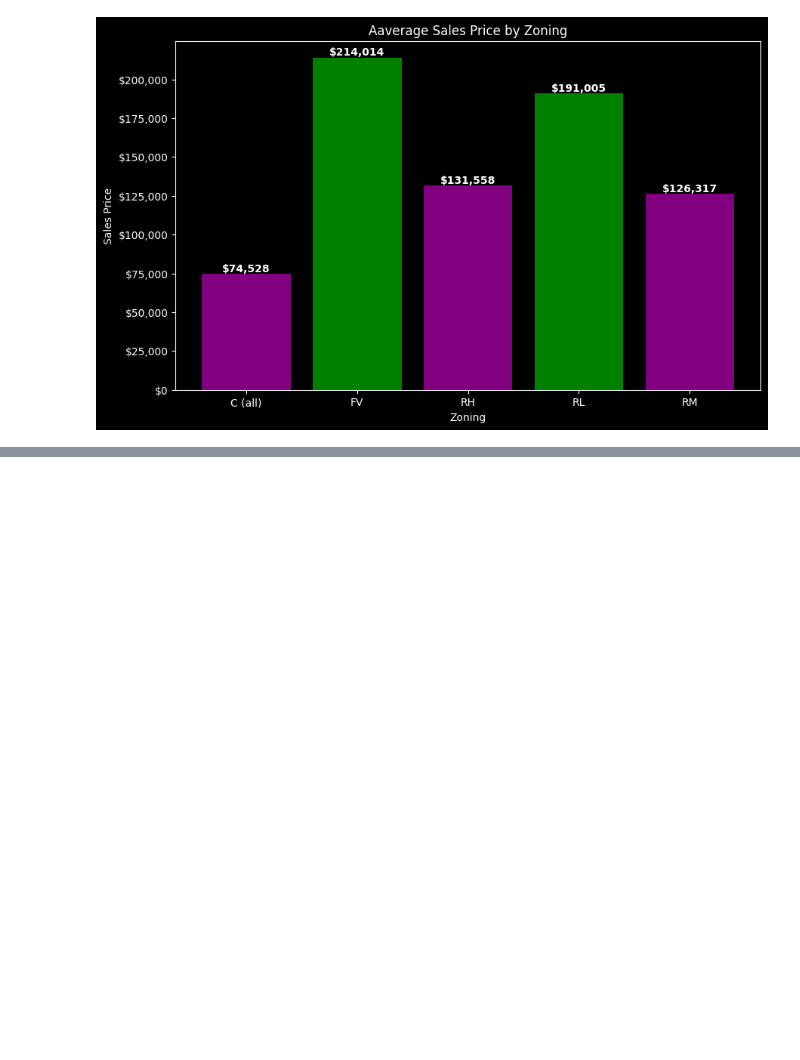
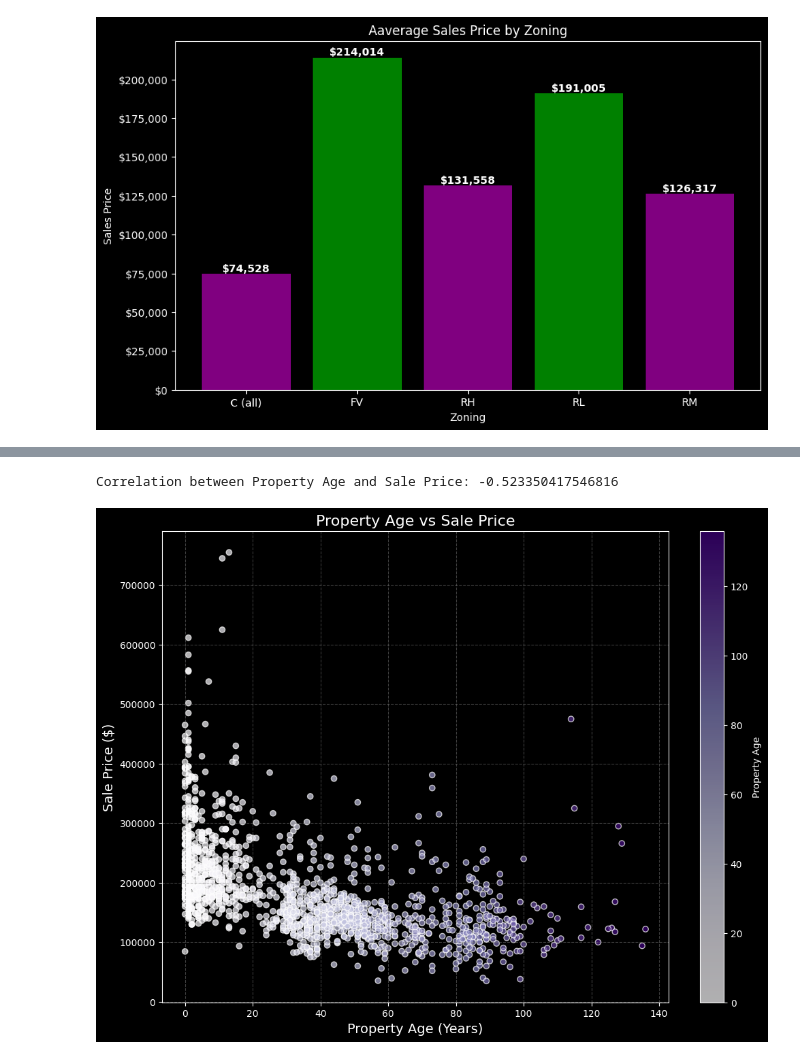
Before and after one commit to ADongol123/House_pricing_model, a Jupyter notebook: House Prices.ipynb, the cells around one changed output, grey strips where cells are left out. Saved outputs shown, nothing was run; the diff lists cells and outputs as text; code cells hidden in the pictures; blank space fills up the shorter version.

```diff
--- a/House Prices.ipynb
+++ b/House Prices.ipynb
@@ -315,0 +443,21 @@ plt.show()
+# %%
+dataset['PropertyAge'] = dataset['YrSold'] - dataset['YearBuilt']
+dataset
+age_price_corr = dataset['PropertyAge'].corr(dataset['SalePrice'])
+print(f'Correlation between Property Age and Sale Price: {age_price_corr}')
+
+# Create a scatter plot to visasluze the relationship
+plt.figure(figsize=(12,9))
+scatter = plt.scatter(dataset['PropertyAge'],dataset['SalePrice'],c=dataset['PropertyAge'], cmap='Purples', edgecolor='w', alpha=0.7)
+
+cbar = plt.colorbar(scatter)
+cbar.set_label('Property Age')
+plt.title('Property Age vs Sale Price', fontsize=16, color='white')
+plt.xlabel('Property Age (Years)', fontsize=14, color='white')
+plt.ylabel('Sale Price ($)', fontsize=14, color='white')
+
+plt.grid(color='gray', linestyle='--', alpha=0.5)
+plt.show()
+# %% [output]
+Correlation between Property Age and Sale Price: -0.523350417546816
+[figure, added]
```
Also changed, not shown: parts of 11 cells of this notebook.
